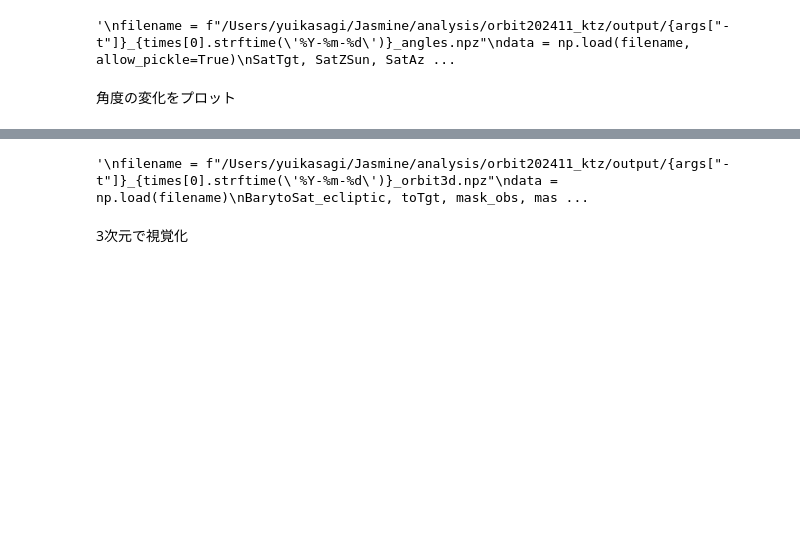
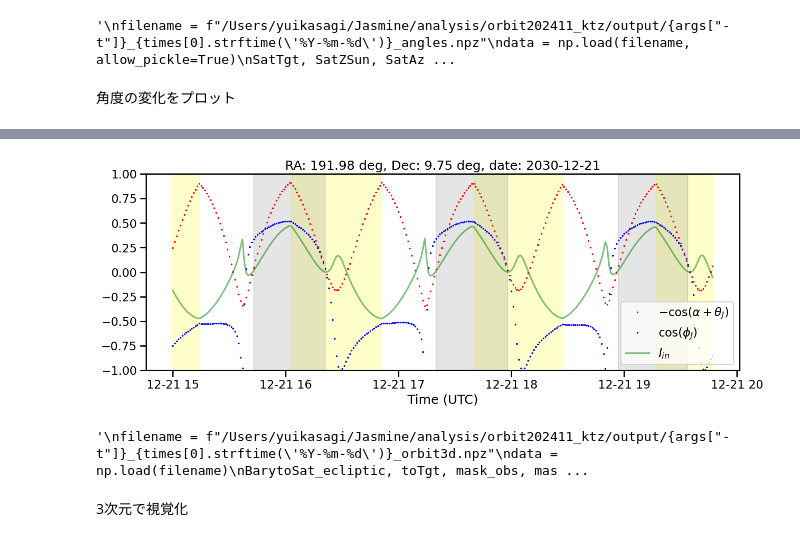
Before and after one commit to YuiKasagi/jasmine_orbit, a Jupyter notebook: notebooks/orbit_attitude.ipynb, the cells around one changed output, grey strips where cells are left out. Drawn from its saved outputs; the diff is of its cells as text; code cells hidden in the pictures; blank space fills up the shorter version.

```diff
--- a/notebooks/orbit_attitude.ipynb
+++ b/notebooks/orbit_attitude.ipynb
@@ -143,3 +154,24 @@ plt.show()
+# %%
+fig, ax = plt.subplots(figsize=(15,5))
+
+ax.plot(times_array, -np.cos(alpha + np.deg2rad(toSatZn)), '.', color="r", markersize=3, alpha=1, label="$-\cos(\\alpha+\\theta_J)$")
+ax.plot(times_array, np.cos(np.deg2rad(toSatAz)), '.', color="b", markersize=3, alpha=1, label="$\cos(\phi_J)$")
+ax.plot(times_array, -np.cos(alpha + np.deg2rad(toSatZn)) * np.cos(np.deg2rad(toSatAz)), color="green", alpha=0.5, label="$I_{in}$")
+
+for start_idx, end_idx in get_true_segments(mask_obs):
+    ax.axvspan(times_array[start_idx], times_array[end_idx], color="yellow", alpha=0.2)
+
+for start_idx, end_idx in get_true_segments(mask_thermal):
+    ax.axvspan(times_array[start_idx], times_array[end_idx], color="grey", alpha=0.2)
+
+
+ax.legend()
+ax.set(title=f"RA: {skycoord_target.ra.degree:.2f} deg, Dec: {skycoord_target.dec.degree:.2f} deg, date: {times_array[0].strftime('%Y-%m-%d')}")
+ax.set(xlabel="Time (UTC)")
+ax.set(ylim=(-1.,1.))#, xlim=(times_plot[100000],times_plot[100300]))
+plt.show()
+# %% [output]
+[figure, added]
 # %%
 """
 filename = f"/Users/yuikasagi/Jasmine/analysis/orbit202411_ktz/output/{args["-t"]}_{times[0].strftime('%Y-%m-%d')}_orbit3d.npz"
```
Also changed, not shown: parts of 9 cells of this notebook, 5 other files.
